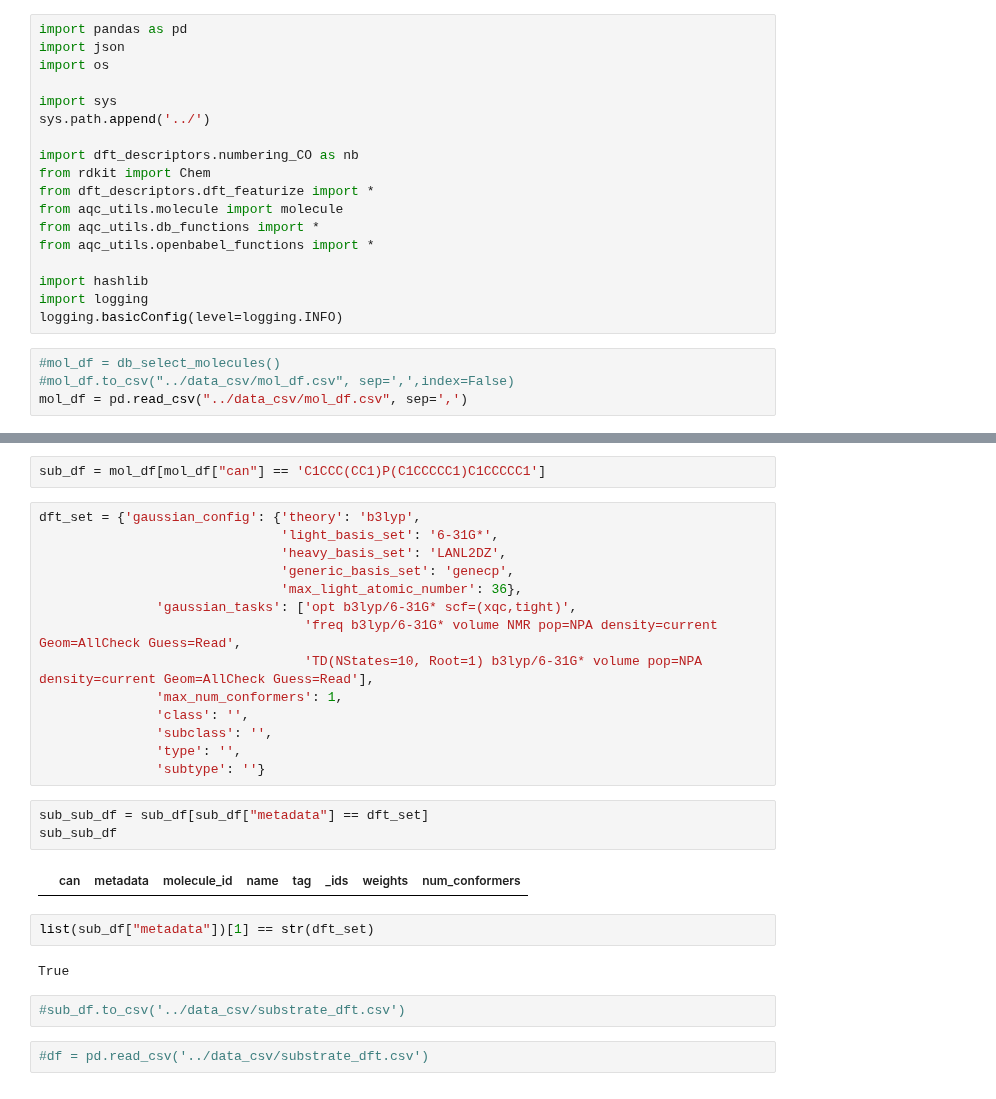
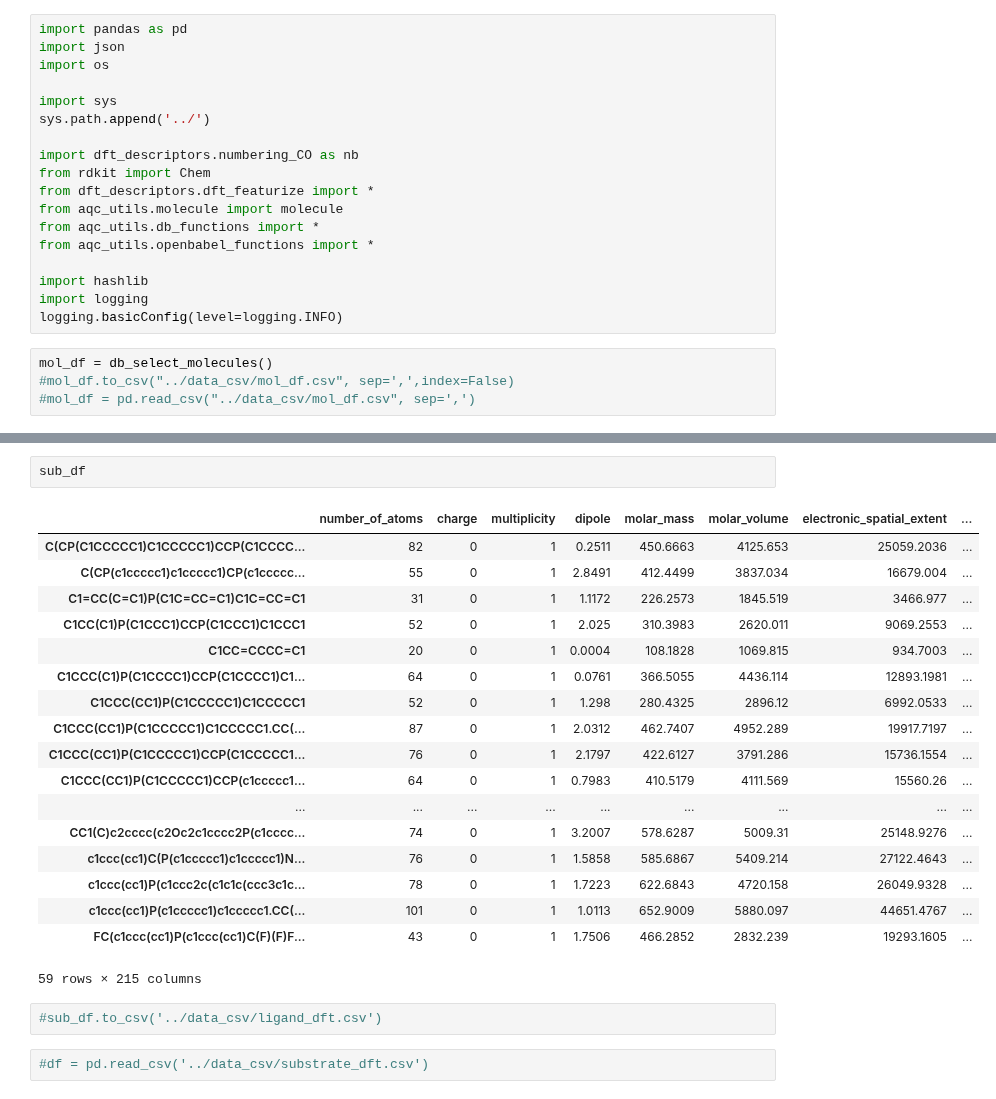
Before and after one commit to truejulosdu13/NiCOlit, a Jupyter notebook: notebooks/5_create_dft_descriptors.ipynb, the cells around one changed output, grey strips where cells are left out. Cells and saved outputs as stored; diff of their text form.

Commit message:
update_ligand_descriptors

```diff
--- a/notebooks/5_create_dft_descriptors.ipynb
+++ b/notebooks/5_create_dft_descriptors.ipynb
@@ -17,9 +17,9 @@ import hashlib
 import logging
 logging.basicConfig(level=logging.INFO)
 # %%
-#mol_df = db_select_molecules()
+mol_df = db_select_molecules()
 #mol_df.to_csv("../data_csv/mol_df.csv", sep=',',index=False)
-mol_df = pd.read_csv("../data_csv/mol_df.csv", sep=',')
+#mol_df = pd.read_csv("../data_csv/mol_df.csv", sep=',')
 # %%
 sub_df = generates_descriptors(mol_df, "ligand")
 # %% [output]
@@ -45,29 +78,25 @@ UnboundLocalError: local variable 'full_df' referenced before assignment
-# %%
-sub_df = mol_df[mol_df["can"] == 'C1CCC(CC1)P(C1CCCCC1)C1CCCCC1']
-# %%
-dft_set = {'gaussian_config': {'theory': 'b3lyp',
-                               'light_basis_set': '6-31G*',
-                               'heavy_basis_set': 'LANL2DZ',
-                               'generic_basis_set': 'genecp',
-                               'max_light_atomic_number': 36},
-               'gaussian_tasks': ['opt b3lyp/6-31G* scf=(xqc,tight)',
-                                  'freq b3lyp/6-31G* volume NMR pop=NPA density=current Geom=AllCheck Guess=Read',
-                                  'TD(NStates=10, Root=1) b3lyp/6-31G* volume pop=NPA density=current Geom=AllCheck Guess=Read'],
-               'max_num_conformers': 1,
-               'class': '',
-               'subclass': '',
-               'type': '',
-               'subtype': ''}
-# %%
-sub_sub_df = sub_df[sub_df["metadata"] == dft_set]
-sub_sub_df
-# %% [output]
-|  | can | metadata | molecule_id | name | tag | _ids | weights | num_conformers |
-# %%
-list(sub_df["metadata"])[1] == str(dft_set)
-# %% [output]
-True
+# %%
+sub_df
+# %% [output]
+|  | number_of_atoms | charge | multiplicity | dipole | molar_mass | molar_volume | electronic_spatial_extent | ... |
+| C(CP(C1CCCCC1)C1CCCCC1)CCP(C1CCCC... | 82 | 0 | 1 | 0.2511 | 450.6663 | 4125.653 | 25059.2036 | ... |
+| C(CP(c1ccccc1)c1ccccc1)CP(c1ccccc... | 55 | 0 | 1 | 2.8491 | 412.4499 | 3837.034 | 16679.004 | ... |
+| C1=CC(C=C1)P(C1C=CC=C1)C1C=CC=C1 | 31 | 0 | 1 | 1.1172 | 226.2573 | 1845.519 | 3466.977 | ... |
+| C1CC(C1)P(C1CCC1)CCP(C1CCC1)C1CCC1 | 52 | 0 | 1 | 2.025 | 310.3983 | 2620.011 | 9069.2553 | ... |
+| C1CC=CCCC=C1 | 20 | 0 | 1 | 0.0004 | 108.1828 | 1069.815 | 934.7003 | ... |
+| C1CCC(C1)P(C1CCCC1)CCP(C1CCCC1)C1... | 64 | 0 | 1 | 0.0761 | 366.5055 | 4436.114 | 12893.1981 | ... |
+| C1CCC(CC1)P(C1CCCCC1)C1CCCCC1 | 52 | 0 | 1 | 1.298 | 280.4325 | 2896.12 | 6992.0533 | ... |
+| C1CCC(CC1)P(C1CCCCC1)C1CCCCC1.CC(... | 87 | 0 | 1 | 2.0312 | 462.7407 | 4952.289 | 19917.7197 | ... |
+| C1CCC(CC1)P(C1CCCCC1)CCP(C1CCCCC1... | 76 | 0 | 1 | 2.1797 | 422.6127 | 3791.286 | 15736.1554 | ... |
+| C1CCC(CC1)P(C1CCCCC1)CCP(c1ccccc1... | 64 | 0 | 1 | 0.7983 | 410.5179 | 4111.569 | 15560.26 | ... |
+| ... | ... | ... | ... | ... | ... | ... | ... | ... |
+| CC1(C)c2cccc(c2Oc2c1cccc2P(c1cccc... | 74 | 0 | 1 | 3.2007 | 578.6287 | 5009.31 | 25148.9276 | ... |
+| c1ccc(cc1)C(P(c1ccccc1)c1ccccc1)N... | 76 | 0 | 1 | 1.5858 | 585.6867 | 5409.214 | 27122.4643 | ... |
+| c1ccc(cc1)P(c1ccc2c(c1c1c(ccc3c1c... | 78 | 0 | 1 | 1.7223 | 622.6843 | 4720.158 | 26049.9328 | ... |
+| c1ccc(cc1)P(c1ccccc1)c1ccccc1.CC(... | 101 | 0 | 1 | 1.0113 | 652.9009 | 5880.097 | 44651.4767 | ... |
+| FC(c1ccc(cc1)P(c1ccc(cc1)C(F)(F)F... | 43 | 0 | 1 | 1.7506 | 466.2852 | 2832.239 | 19293.1605 | ... |
+59 rows × 215 columns
 # %%
-#sub_df.to_csv('../data_csv/substrate_dft.csv')
+#sub_df.to_csv('../data_csv/ligand_dft.csv')
 # %%
 #df = pd.read_csv('../data_csv/substrate_dft.csv')
```
Also changed, not shown: parts of 2 cells of this notebook, 12 other files.
